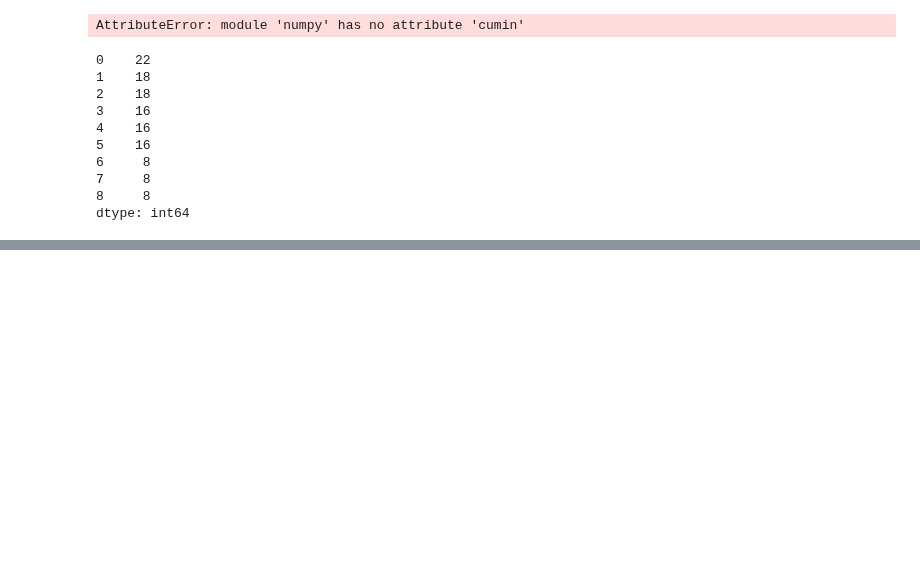
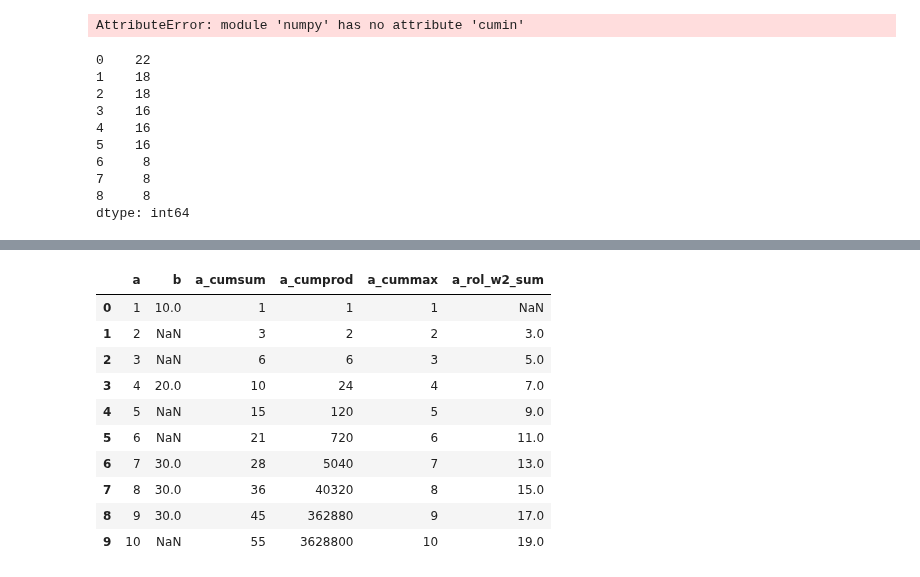
Before and after one commit to ramnagella/Demo, a Jupyter notebook: DA_Day10.ipynb, the cells around one changed output, grey strips where cells are left out. Drawn from its saved outputs; the diff is of its cells as text; code cells hidden in the pictures; blank space fills up the shorter version.

```diff
--- a/DA_Day10.ipynb
+++ b/DA_Day10.ipynb
@@ -104,0 +129,15 @@ dtype: int64
+# %%
+df['a_rol_w2_sum']=df['a'].rolling(window=2).sum()
+df
+# %% [output]
+|  | a | b | a_cumsum | a_cumprod | a_cummax | a_rol_w2_sum |
+| 0 | 1 | 10.0 | 1 | 1 | 1 | NaN |
+| 1 | 2 | NaN | 3 | 2 | 2 | 3.0 |
+| 2 | 3 | NaN | 6 | 6 | 3 | 5.0 |
+| 3 | 4 | 20.0 | 10 | 24 | 4 | 7.0 |
+| 4 | 5 | NaN | 15 | 120 | 5 | 9.0 |
+| 5 | 6 | NaN | 21 | 720 | 6 | 11.0 |
+| 6 | 7 | 30.0 | 28 | 5040 | 7 | 13.0 |
+| 7 | 8 | 30.0 | 36 | 40320 | 8 | 15.0 |
+| 8 | 9 | 30.0 | 45 | 362880 | 9 | 17.0 |
+| 9 | 10 | NaN | 55 | 3628800 | 10 | 19.0 |
```
Also changed, not shown: parts of 8 cells of this notebook.
